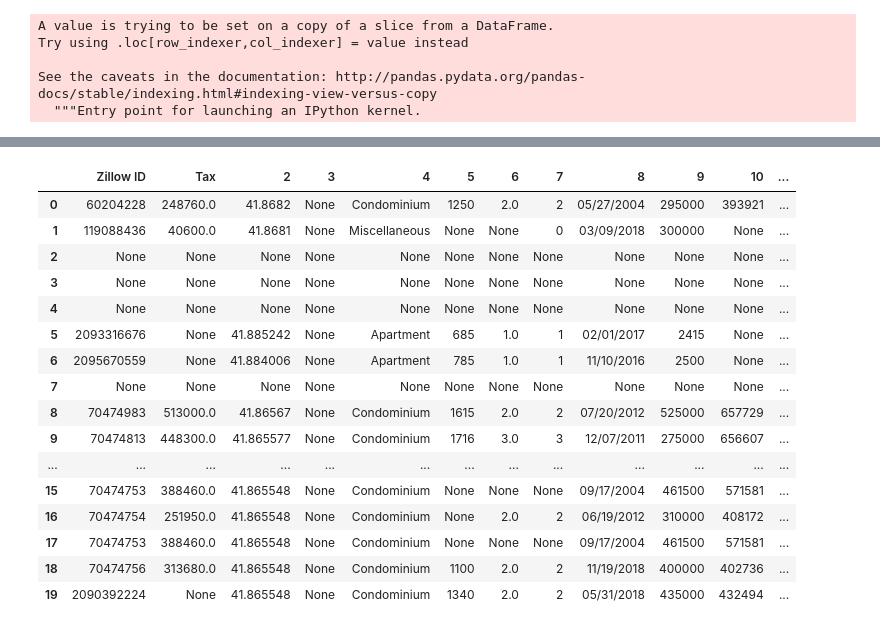
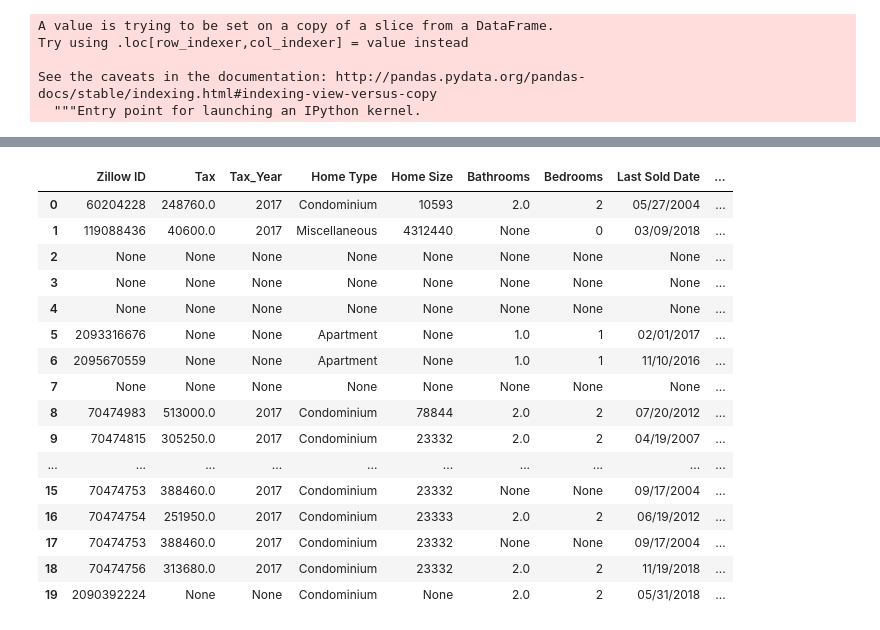
Before and after one commit to FeLowe/NW-Bootcamp-Projects, a Jupyter notebook: main.ipynb, the cells around one changed output, grey strips where cells are left out. Saved outputs shown, nothing was run; the diff lists cells and outputs as text; code cells hidden in the pictures.

```diff
--- a/main.ipynb
+++ b/main.ipynb
@@ -41,10 +41,15 @@ address_zip_df.shape
 # %% [output]
 (18293, 2)
 # %%
-address = '4244 N Pulaski'
-zipcode = '60641'
+address = '125 E 13th St 1001'
+zipcode = '60605'
 
 zillow_data = ZillowWrapper(api_key)
 response = zillow_data.get_deep_search_results(address, zipcode)
 result = GetDeepSearchResults(response)
-result.home_size
+print(result.zestimate_valuation_range_high) #no
+print(result.zestimate_valuationRange_low)#no
+print(result.zestimate_value_change) #yes last 30 days
+print(result.home_detail_link)#no
+print(result.property_size) #yes
+print(result.home_size) #no
@@ -62,27 +74,23 @@ def get_zillow_info(address,zipcode):
         response = zillow_data.get_deep_search_results(address, zipcode)
         result = GetDeepSearchResults(response)
 
-        # get zollow_id value
+        # get zillow_id value
         try:
             zillow_id = result.zillow_id
         except AttributeError:
             zillow_id = None
 
-        # 1get tax value
+        # get tax value
         try:
             tax = result.tax_value
         except AttributeError:
             tax = None
-        # 2get latitude
+
+        # get latitude
         try:
-            lat = result.latitude
+            tax_year = result.tax_year
         except AttributeError:
-            lat = None
-        # 3home value
-        try:
-            hv = result.home_value
-        except AttributeError:
-            hv = None
+            tax_year = None
 
         # 4home type
         try:
@@ -90,19 +98,19 @@ def get_zillow_info(address,zipcode):
         except AttributeError:
             home_type = None
 
-        # 5home size
+        # 5 property size
         try:
-            home_size = result.home_size
+            property_size = result.property_size
         except AttributeError:
-            home_size = None
+            property_size = None
 
-        # 6bathrooms
+        # 6 bathrooms
         try:
             bathrooms = result.bathrooms
         except AttributeError:
             bathrooms = None
 
-        # 7bedrooms
+        # 7 bedrooms
         try:
             bedrooms = result.bedrooms
         except AttributeError:
@@ -136,8 +144,8 @@ def get_zillow_info(address,zipcode):
         except AttributeError:
             zestimate_value_change = None
 
-        final = [zillow_id,tax,lat,hv,home_type,
-                 home_size,bathrooms,bedrooms,
+        final = [zillow_id,tax,tax_year,home_type,
+                 property_size,bathrooms,bedrooms,
                  last_sold_date,last_sold_price,zestimate_amount,
                  zestimate_last_updated,zestimate_value_change]
 
@@ -179,28 +187,28 @@ zillow_info_df.head()
 | 4 | None | None | None | None | None | None | None | None | None | None | None | ... |
 # %%
 # CHANGE COLUMN NAME
-zillow_info_df = zillow_info_df.rename(columns={0:"Zillow ID", 1:"Tax"})
-
+# zillow_info_df = zillow_info_df.rename(columns={0:"Zillow ID", 1:"Tax"})
+zillow_info_df = zillow_info_df.rename(columns={0:"Zillow ID",1:"Tax",2:"Tax_Year",3:"Home Type",4:"Home Size",5:"Bathrooms",6:"Bedrooms",7:"Last Sold Date",8:"Last Sold Price",9: "Zestimate Amount",10:"Zestimate Date",11:"Zestimate Value Change"})
 #df = df.rename(columns={'oldName1': 'newName1', 'oldName2': 'newName2'})
 zillow_info_df
 # %% [output]
-|  | Zillow ID | Tax | 2 | 3 | 4 | 5 | 6 | 7 | 8 | 9 | 10 | ... |
-| 0 | 60204228 | 248760.0 | 41.8682 | None | Condominium | 1250 | 2.0 | 2 | 05/27/2004 | 295000 | 393921 | ... |
-| 1 | 119088436 | 40600.0 | 41.8681 | None | Miscellaneous | None | None | 0 | 03/09/2018 | 300000 | None | ... |
-| 2 | None | None | None | None | None | None | None | None | None | None | None | ... |
-| 3 | None | None | None | None | None | None | None | None | None | None | None | ... |
-| 4 | None | None | None | None | None | None | None | None | None | None | None | ... |
-| 5 | 2093316676 | None | 41.885242 | None | Apartment | 685 | 1.0 | 1 | 02/01/2017 | 2415 | None | ... |
-| 6 | 2095670559 | None | 41.884006 | None | Apartment | 785 | 1.0 | 1 | 11/10/2016 | 2500 | None | ... |
-| 7 | None | None | None | None | None | None | None | None | None | None | None | ... |
-| 8 | 70474983 | 513000.0 | 41.86567 | None | Condominium | 1615 | 2.0 | 2 | 07/20/2012 | 525000 | 657729 | ... |
-| 9 | 70474813 | 448300.0 | 41.865577 | None | Condominium | 1716 | 3.0 | 3 | 12/07/2011 | 275000 | 656607 | ... |
-| ... | ... | ... | ... | ... | ... | ... | ... | ... | ... | ... | ... | ... |
-| 15 | 70474753 | 388460.0 | 41.865548 | None | Condominium | None | None | None | 09/17/2004 | 461500 | 571581 | ... |
-| 16 | 70474754 | 251950.0 | 41.865548 | None | Condominium | None | 2.0 | 2 | 06/19/2012 | 310000 | 408172 | ... |
-| 17 | 70474753 | 388460.0 | 41.865548 | None | Condominium | None | None | None | 09/17/2004 | 461500 | 571581 | ... |
-| 18 | 70474756 | 313680.0 | 41.865548 | None | Condominium | 1100 | 2.0 | 2 | 11/19/2018 | 400000 | 402736 | ... |
-| 19 | 2090392224 | None | 41.865548 | None | Condominium | 1340 | 2.0 | 2 | 05/31/2018 | 435000 | 432494 | ... |
+|  | Zillow ID | Tax | Tax_Year | Home Type | Home Size | Bathrooms | Bedrooms | Last Sold Date | ... |
+| 0 | 60204228 | 248760.0 | 2017 | Condominium | 10593 | 2.0 | 2 | 05/27/2004 | ... |
+| 1 | 119088436 | 40600.0 | 2017 | Miscellaneous | 4312440 | None | 0 | 03/09/2018 | ... |
+| 2 | None | None | None | None | None | None | None | None | ... |
+| 3 | None | None | None | None | None | None | None | None | ... |
+| 4 | None | None | None | None | None | None | None | None | ... |
+| 5 | 2093316676 | None | None | Apartment | None | 1.0 | 1 | 02/01/2017 | ... |
+| 6 | 2095670559 | None | None | Apartment | None | 1.0 | 1 | 11/10/2016 | ... |
+| 7 | None | None | None | None | None | None | None | None | ... |
+| 8 | 70474983 | 513000.0 | 2017 | Condominium | 78844 | 2.0 | 2 | 07/20/2012 | ... |
+| 9 | 70474815 | 305250.0 | 2017 | Condominium | 23332 | 2.0 | 2 | 04/19/2007 | ... |
+| ... | ... | ... | ... | ... | ... | ... | ... | ... | ... |
+| 15 | 70474753 | 388460.0 | 2017 | Condominium | 23332 | None | None | 09/17/2004 | ... |
+| 16 | 70474754 | 251950.0 | 2017 | Condominium | 23333 | 2.0 | 2 | 06/19/2012 | ... |
+| 17 | 70474753 | 388460.0 | 2017 | Condominium | 23332 | None | None | 09/17/2004 | ... |
+| 18 | 70474756 | 313680.0 | 2017 | Condominium | 23332 | 2.0 | 2 | 11/19/2018 | ... |
+| 19 | 2090392224 | None | None | Condominium | None | 2.0 | 2 | 05/31/2018 | ... |
 # %%
 # combine zillow info dataframe with address info, to make sure they line up
 final_zillow = pd.concat([test_data,
```
Also changed, not shown: parts of 5 cells of this notebook, 4 other files.
